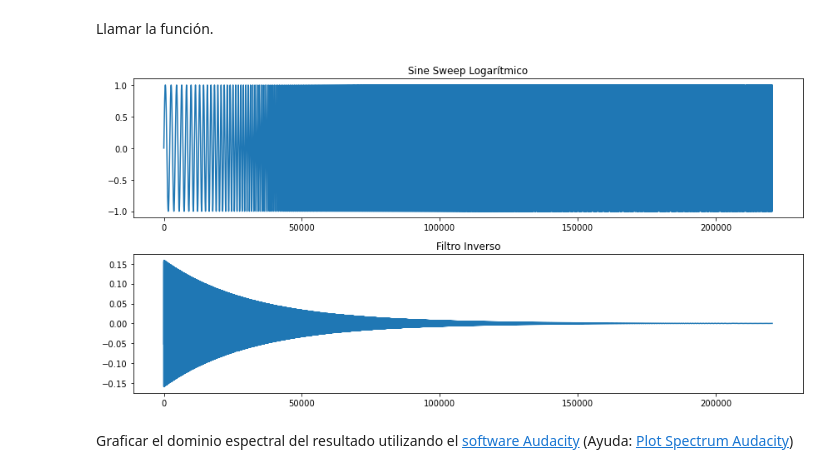
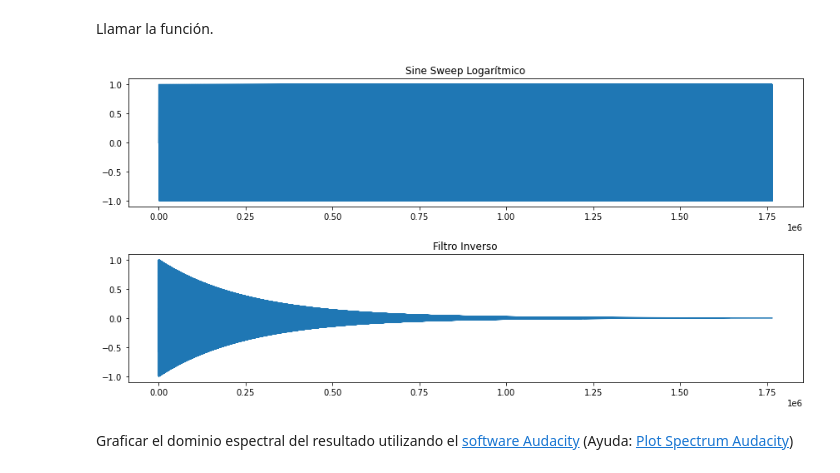
Before and after one commit to Achulli/primer_entrega, a Jupyter notebook: trabajo_practico/noteboks/primer_entrega.ipynb, the cells around one changed output. Drawn from its saved outputs; the diff is of its cells as text; code cells hidden in the pictures.

```diff
--- a/trabajo_practico/noteboks/primer_entrega.ipynb
+++ b/trabajo_practico/noteboks/primer_entrega.ipynb
@@ -193,6 +199,7 @@ k(t)=m(t)x(-t)
 
 **Consigna:** realizar una función generadora de un sine sweep y su filtro inverso, a partir de las ecuaciones descriptas anteriormente, y graficar el resultado de ambos filtros, usando la función anteriormente creada. Recordar almacenar los audios. Agregar docstring que indique claramente los parametros de entrada y salida.
 # %%
+# Completar
 # Completar
 import numpy as np
 import matplotlib.pyplot as plt
@@ -200,15 +207,6 @@ import soundfile as sf
 import sounddevice as sd
 
 def generate_and_plot_sine_sweep(fs, T, w1, w2):
-    """
-    Genera un sine sweep logarítmico y su filtro inverso, guarda los archivos de audio y grafica los resultados.
-
-    Parámetros:
-    fs (int): Frecuencia de muestreo en Hz.
-    T (float): Duración del sine sweep en segundos.
-    w1 (float): Frecuencia angular inicial en radianes por segundo.
-    w2 (float): Frecuencia angular final en radianes por segundo.
-    """
     # Cálculo de K y L
     R = np.log(w2 / w1)
     K = T * w1 / R
@@ -227,9 +225,12 @@ def generate_and_plot_sine_sweep(fs, T, w1, w2):
     # Generación del filtro inverso k(t)
     k = m_t * x[::-1]
 
+    # Normalizacion del filtro inverso
+    k_n = k / np.max(k)
+
     # Guardar los audios como archivos WAV
     sf.write("sine_sweep.wav", x, fs)
-    sf.write("filtro_inverso.wav", k, fs)
+    sf.write("filtro_inverso.wav", k_n, fs)
 
     # Graficar el resultado
     plt.figure(figsize=(12, 6))
@@ -237,24 +238,17 @@ def generate_and_plot_sine_sweep(fs, T, w1, w2):
     plt.plot(x)
     plt.title("Sine Sweep Logarítmico")
     plt.subplot(2, 1, 2)
-    plt.plot(k)
+    plt.plot(k_n)
     plt.title("Filtro Inverso")
     plt.tight_layout()
     plt.show()
+    return x , k_n
 # %% [markdown]
 Llamar la función.
-# %%
-# completar
-if __name__ == "__main__":
-    # Parámetros del sine sweep
-    fs = 44100  # Frecuencia de muestreo en Hz
-    T = 5  # Duración del sine sweep en segundos
-    w1 = 2 * np.pi * 20  # Frecuencia angular inicial en radianes por segundo
-    w2 = 2 * np.pi * 20000  # Frecuencia angular final en radianes por segundo
-
-    # Llamar a la función para generar, guardar y graficar el sine sweep y su filtro inverso
-    generate_and_plot_sine_sweep(fs, T, w1, w2)
-# %% [output]
-[figure, removed]
+# %%
+# completar
+sine_sweep, filtro_inverso = generate_and_plot_sine_sweep(44100, 40, w1 = 2 * np.pi * 20 , w2 = 2 * np.pi * 20000 )
+# %% [output]
+[figure, added]
 # %% [markdown]
 Graficar el dominio espectral del resultado utilizando el [software Audacity](https://www.audacityteam.org/) (Ayuda: [Plot Spectrum Audacity](https://manual.audacityteam.org/man/plot_spectrum.html))
```
Also changed, not shown: parts of 10 cells of this notebook, 16 other files.
